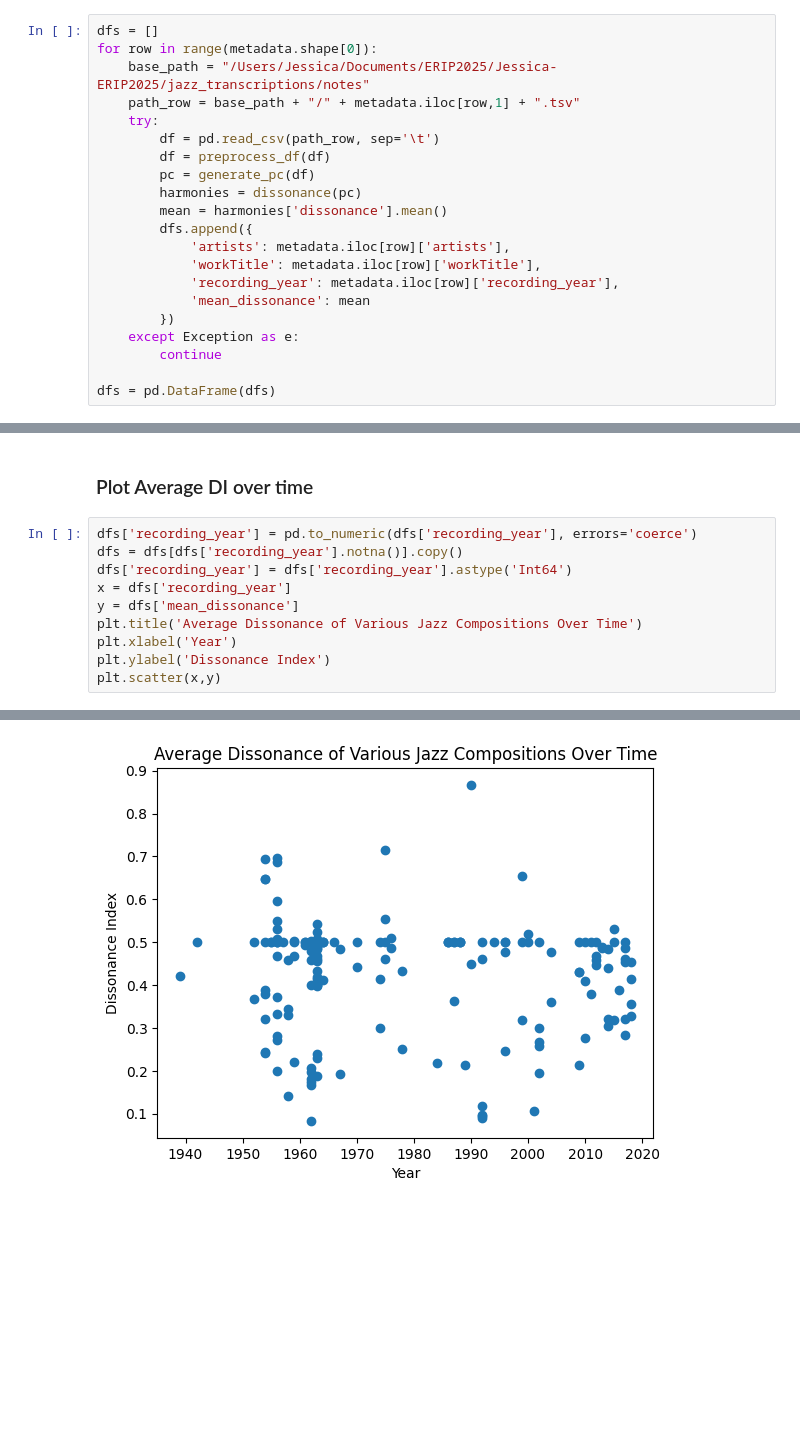
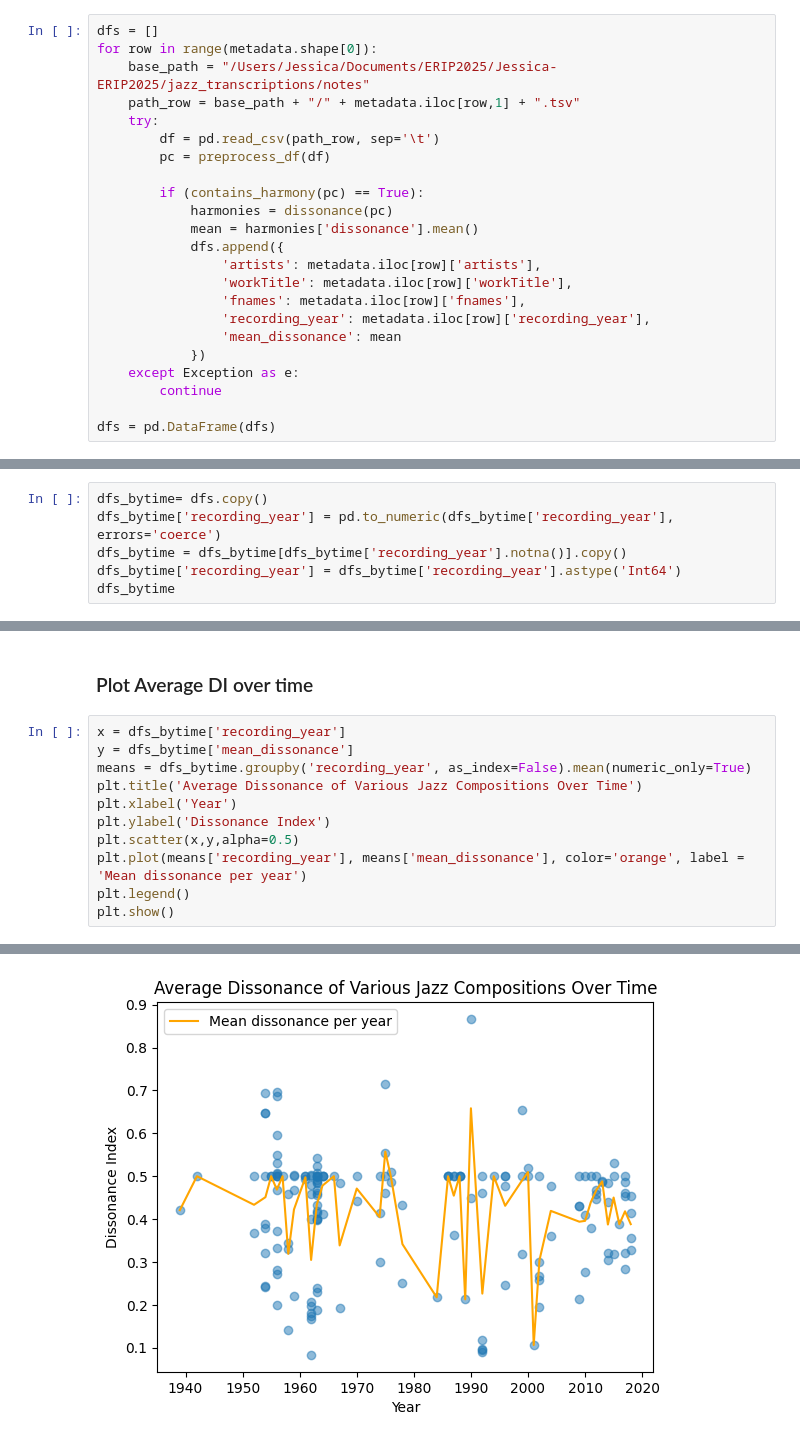
Before and after one commit to 1chenjes1/EPFL_DCML_2025, a Jupyter notebook: JazzTranscriptionsCorpusAnalysis.ipynb, the cells around one changed output, grey strips where cells are left out. Cells and saved outputs as stored; diff of their text form; blank space fills up the shorter version.

```diff
--- a/JazzTranscriptionsCorpusAnalysis.ipynb
+++ b/JazzTranscriptionsCorpusAnalysis.ipynb
@@ -81,16 +105,18 @@ for row in range(metadata.shape[0]):
     path_row = base_path + "/" + metadata.iloc[row,1] + ".tsv"
     try:
         df = pd.read_csv(path_row, sep='\t')
-        df = preprocess_df(df)
-        pc = generate_pc(df)
-        harmonies = dissonance(pc)
-        mean = harmonies['dissonance'].mean()
-        dfs.append({
-            'artists': metadata.iloc[row]['artists'],
-            'workTitle': metadata.iloc[row]['workTitle'],
-            'recording_year': metadata.iloc[row]['recording_year'],
-            'mean_dissonance': mean
-        })
+        pc = preprocess_df(df)
+
+        if (contains_harmony(pc) == True):
+            harmonies = dissonance(pc)
+            mean = harmonies['dissonance'].mean()
+            dfs.append({
+                'artists': metadata.iloc[row]['artists'],
+                'workTitle': metadata.iloc[row]['workTitle'],
+                'fnames': metadata.iloc[row]['fnames'],
+                'recording_year': metadata.iloc[row]['recording_year'],
+                'mean_dissonance': mean
+            })
     except Exception as e:
         continue
 
@@ -113,0 +140,6 @@ dfs
+# %%
+dfs_bytime= dfs.copy()
+dfs_bytime['recording_year'] = pd.to_numeric(dfs_bytime['recording_year'], errors='coerce')
+dfs_bytime = dfs_bytime[dfs_bytime['recording_year'].notna()].copy()
+dfs_bytime['recording_year'] = dfs_bytime['recording_year'].astype('Int64')
+dfs_bytime
@@ -114,13 +160,14 @@ dfs
 # %% [markdown]
 ### Plot Average DI over time
 # %%
-dfs['recording_year'] = pd.to_numeric(dfs['recording_year'], errors='coerce')
-dfs = dfs[dfs['recording_year'].notna()].copy()
-dfs['recording_year'] = dfs['recording_year'].astype('Int64')
-x = dfs['recording_year']
-y = dfs['mean_dissonance']
+x = dfs_bytime['recording_year']
+y = dfs_bytime['mean_dissonance']
+means = dfs_bytime.groupby('recording_year', as_index=False).mean(numeric_only=True)
 plt.title('Average Dissonance of Various Jazz Compositions Over Time')
 plt.xlabel('Year')
 plt.ylabel('Dissonance Index')
-plt.scatter(x,y)
+plt.scatter(x,y,alpha=0.5)
+plt.plot(means['recording_year'], means['mean_dissonance'], color='orange', label = 'Mean dissonance per year')
+plt.legend()
+plt.show()
 # %% [output]
@@ -128 +174 @@ plt.scatter(x,y)
-[figure, old version]
+[figure, new version]
```
Also changed, not shown: parts of 14 cells of this notebook.
